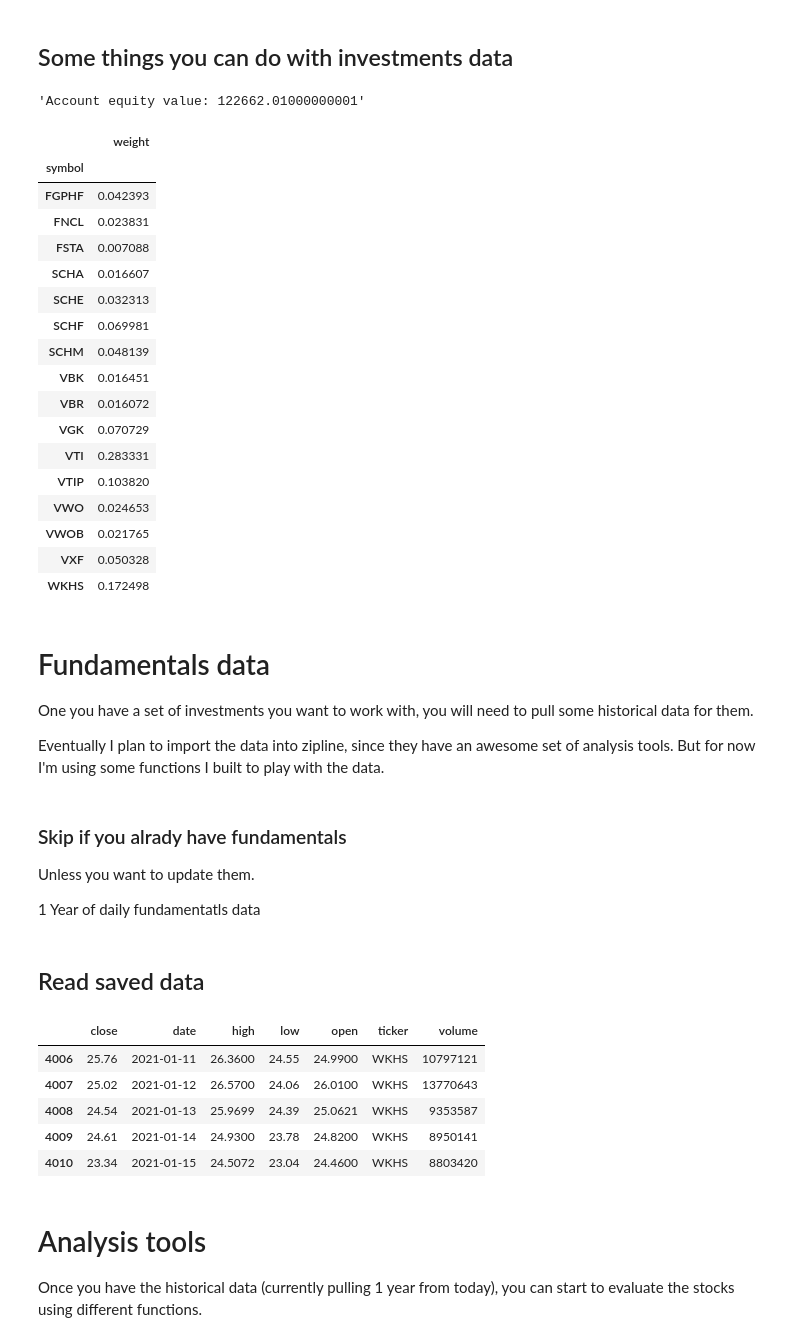
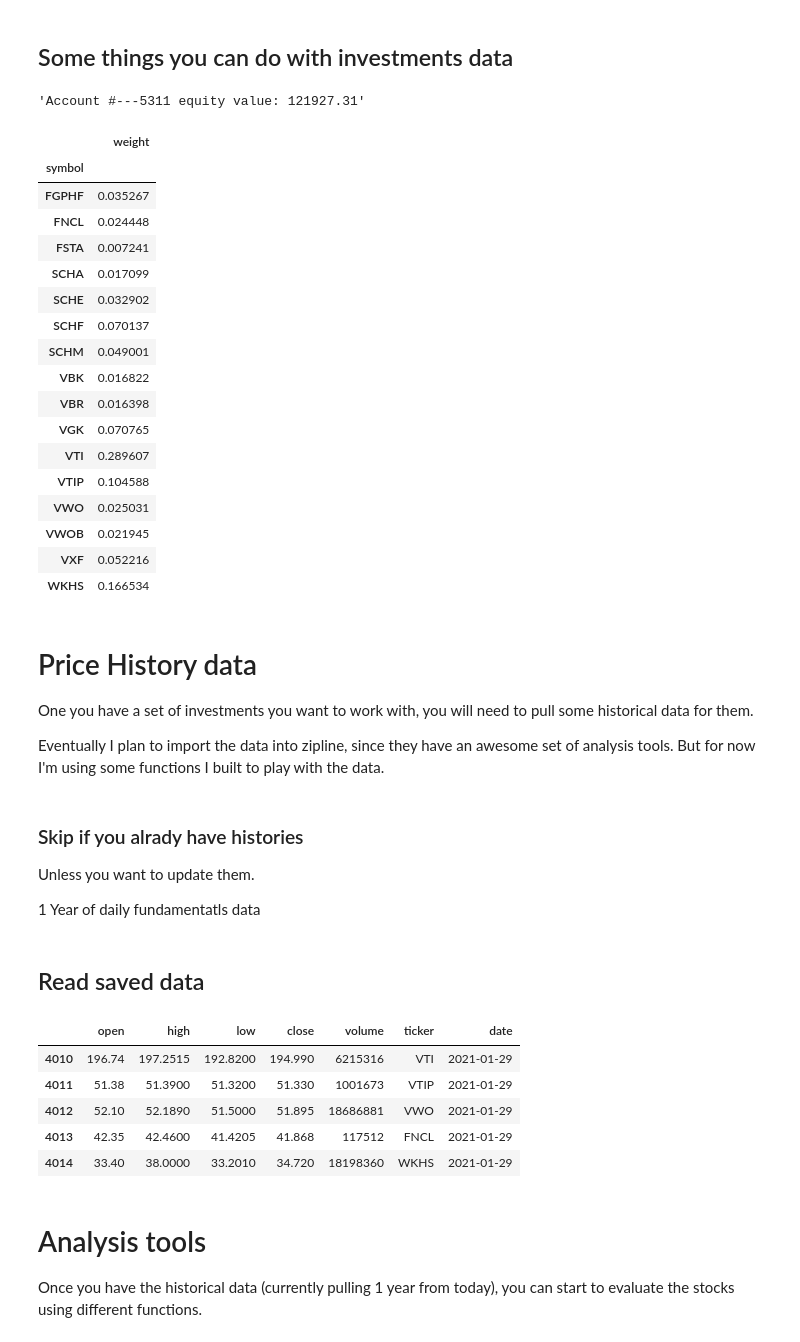
Before and after one commit to nmaiorana/svi-trading-tools, a Jupyter notebook: ameritrade_api.ipynb, the cells around one changed output. Cells and saved outputs as stored; diff of their text form; code cells hidden in the pictures.

```diff
--- a/ameritrade_api.ipynb
+++ b/ameritrade_api.ipynb
@@ -39,7 +39,7 @@ client_id = os.getenv('maiotradeclientid')
 masked_account_number = '#---5311'
 account_portfolios_file_name = 'data/portfolio_data.csv'
 portfolio_file_name = 'data/portfolio_' + masked_account_number[-4:] + '.csv'
-stock_quotes_file_name = 'data/stock_quotes.csv'
+price_histories_file_name = 'data/price_histories.csv'
 # %%
 import trading_functions as tf
 importlib.reload(tf)
@@ -172,36 +166,36 @@ display(symbols)
 # %% [markdown]
 ## Some things you can do with investments data
 # %%
-display(f'Account equity value: {portfun.get_account_value(port_equi_values)}')
+display(f'Account {masked_account_number} equity value: {portfun.get_account_value(port_equi_values)}')
 display(portfun.get_portfolio_weights(port_equi_values))
 # %% [output]
-'Account equity value: 122662.01000000001'
+'Account #---5311 equity value: 121927.31'
 |  | weight |
 | symbol |  |
-| FGPHF | 0.042393 |
-| FNCL | 0.023831 |
-| FSTA | 0.007088 |
-| SCHA | 0.016607 |
-| SCHE | 0.032313 |
-| SCHF | 0.069981 |
-| SCHM | 0.048139 |
-| VBK | 0.016451 |
-| VBR | 0.016072 |
-| VGK | 0.070729 |
-| VTI | 0.283331 |
-| VTIP | 0.103820 |
-| VWO | 0.024653 |
-| VWOB | 0.021765 |
-| VXF | 0.050328 |
-| WKHS | 0.172498 |
+| FGPHF | 0.035267 |
+| FNCL | 0.024448 |
+| FSTA | 0.007241 |
+| SCHA | 0.017099 |
+| SCHE | 0.032902 |
+| SCHF | 0.070137 |
+| SCHM | 0.049001 |
+| VBK | 0.016822 |
+| VBR | 0.016398 |
+| VGK | 0.070765 |
+| VTI | 0.289607 |
+| VTIP | 0.104588 |
+| VWO | 0.025031 |
+| VWOB | 0.021945 |
+| VXF | 0.052216 |
+| WKHS | 0.166534 |
 # %% [markdown]
-# Fundamentals data
+# Price History data
 
 One you have a set of investments you want to work with, you will need to pull some historical data for them.
 
 Eventually I plan to import the data into zipline, since they have an awesome set of analysis tools. But for now I'm using some functions I built to play with the data.
 # %% [markdown]
-### Skip if you alrady have fundamentals
+### Skip if you alrady have histories
 
 Unless you want to update them.
 
@@ -212,15 +206,15 @@ datafun.save_price_histories(portfolio_fundamentals, stock_quotes_file_name)
 # %% [markdown]
 ## Read saved data
 # %%
-portfolio_fundamentals = datafun.read(stock_quotes_file_name)
-display(portfolio_fundamentals.tail(5))
+portfolio_price_histories = datafun.read_price_histories(price_histories_file_name)
+display(portfolio_price_histories.tail(5))
 # %% [output]
-|  | close | date | high | low | open | ticker | volume |
-| 4006 | 25.76 | 2021-01-11 | 26.3600 | 24.55 | 24.9900 | WKHS | 10797121 |
-| 4007 | 25.02 | 2021-01-12 | 26.5700 | 24.06 | 26.0100 | WKHS | 13770643 |
-| 4008 | 24.54 | 2021-01-13 | 25.9699 | 24.39 | 25.0621 | WKHS | 9353587 |
-| 4009 | 24.61 | 2021-01-14 | 24.9300 | 23.78 | 24.8200 | WKHS | 8950141 |
-| 4010 | 23.34 | 2021-01-15 | 24.5072 | 23.04 | 24.4600 | WKHS | 8803420 |
+|  | open | high | low | close | volume | ticker | date |
+| 4010 | 196.74 | 197.2515 | 192.8200 | 194.990 | 6215316 | VTI | 2021-01-29 |
+| 4011 | 51.38 | 51.3900 | 51.3200 | 51.330 | 1001673 | VTIP | 2021-01-29 |
+| 4012 | 52.10 | 52.1890 | 51.5000 | 51.895 | 18686881 | VWO | 2021-01-29 |
+| 4013 | 42.35 | 42.4600 | 41.4205 | 41.868 | 117512 | FNCL | 2021-01-29 |
+| 4014 | 33.40 | 38.0000 | 33.2010 | 34.720 | 18198360 | WKHS | 2021-01-29 |
 # %% [markdown]
 # Analysis tools
 
```
Also changed, not shown: parts of 10 cells of this notebook, 2 other files.
